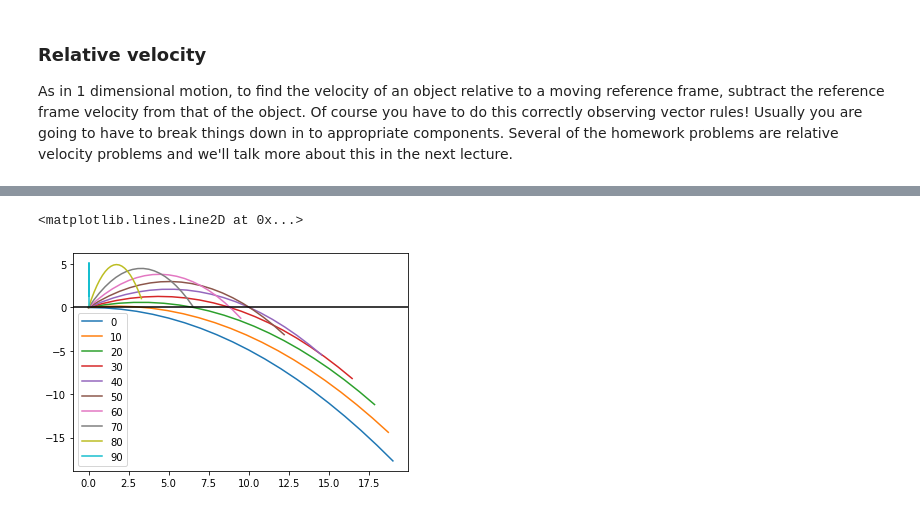
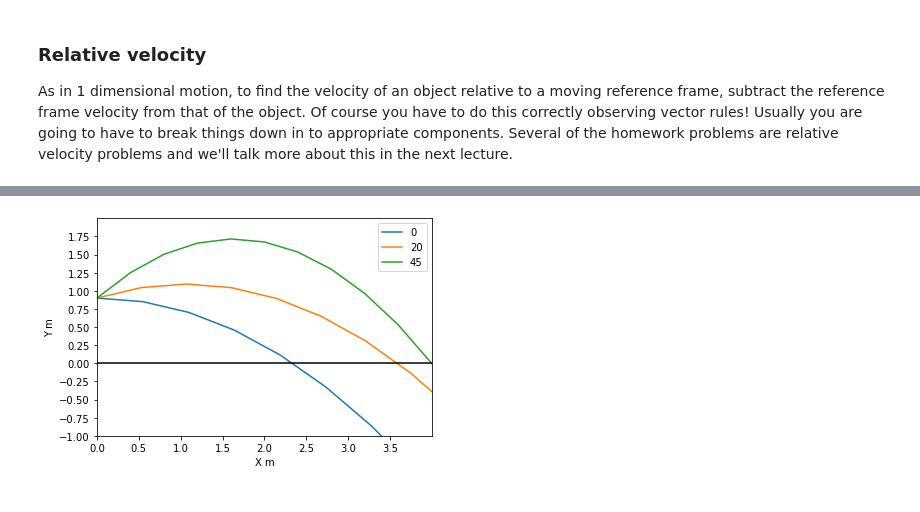
Before and after one commit to cgoldsberry/PHY141, a Jupyter notebook: Lectures/Lec3.ipynb, the cells around one changed output, grey strips where cells are left out. Cells and saved outputs as stored; diff of their text form; code cells hidden in the pictures.

```diff
--- a/Lectures/Lec3.ipynb
+++ b/Lectures/Lec3.ipynb
@@ -152,23 +158,32 @@ As in 1 dimensional motion, to find the velocity of an object relative to a movi
 # %%
 
-
+# Experiment done in class: 3 shots
 # Define variables
-t = np.arange(0,2,0.1)
+v0 = [5.466,5.7,5.656] # array with 3 velocities
+angles = [0,20,45] # array with three shot angles
+t = np.arange(0,1.5,0.1) # time discretization, 0-1.5 s in 0.1 s steps
 x0 = 0 #m
-y0 = 0 #m
-v0 = 10 #m/s
-deg2rad = np.pi/180
-for i in range(10):
-   theta = 10*i
-   name = str(theta)
+y0 = 0.9 #m
+deg2rad = np.pi/180# convert to radians
+for i in range(3):
+   theta = angles[i]
+   name = str(theta) # label for the plots
    theta = theta * deg2rad
    g = 9.8 #m/s2
-   x = x0 + v0*np.cos(theta)*t
-   y = y0 + v0*np.sin(theta)*t - 0.5*g*t**2
+   x = x0 + v0[i]*np.cos(theta)*t
+   y = y0 + v0[i]*np.sin(theta)*t - 0.5*g*t**2
    plt.plot(x,y, label=name)
    plt.legend()
 
+# Plot a horizonal line at zero
 plt.axhline(y=0, color='k', linestyle='-')
+# Set Labels, ranges and Ticks
+plt.xlabel("X m")
+plt.ylabel("Y m")
+plt.xlim([0, 4])
+plt.ylim([-1, 2])
+plt.xticks(np.arange(0, 4, 0.5))
+plt.yticks(np.arange(-1, 2, 0.25))
+plt.show()
 # %% [output]
-<matplotlib.lines.Line2D at 0x...>
-[figure, old version]
+[figure, new version]
```
Also changed, not shown: parts of 3 cells of this notebook.
